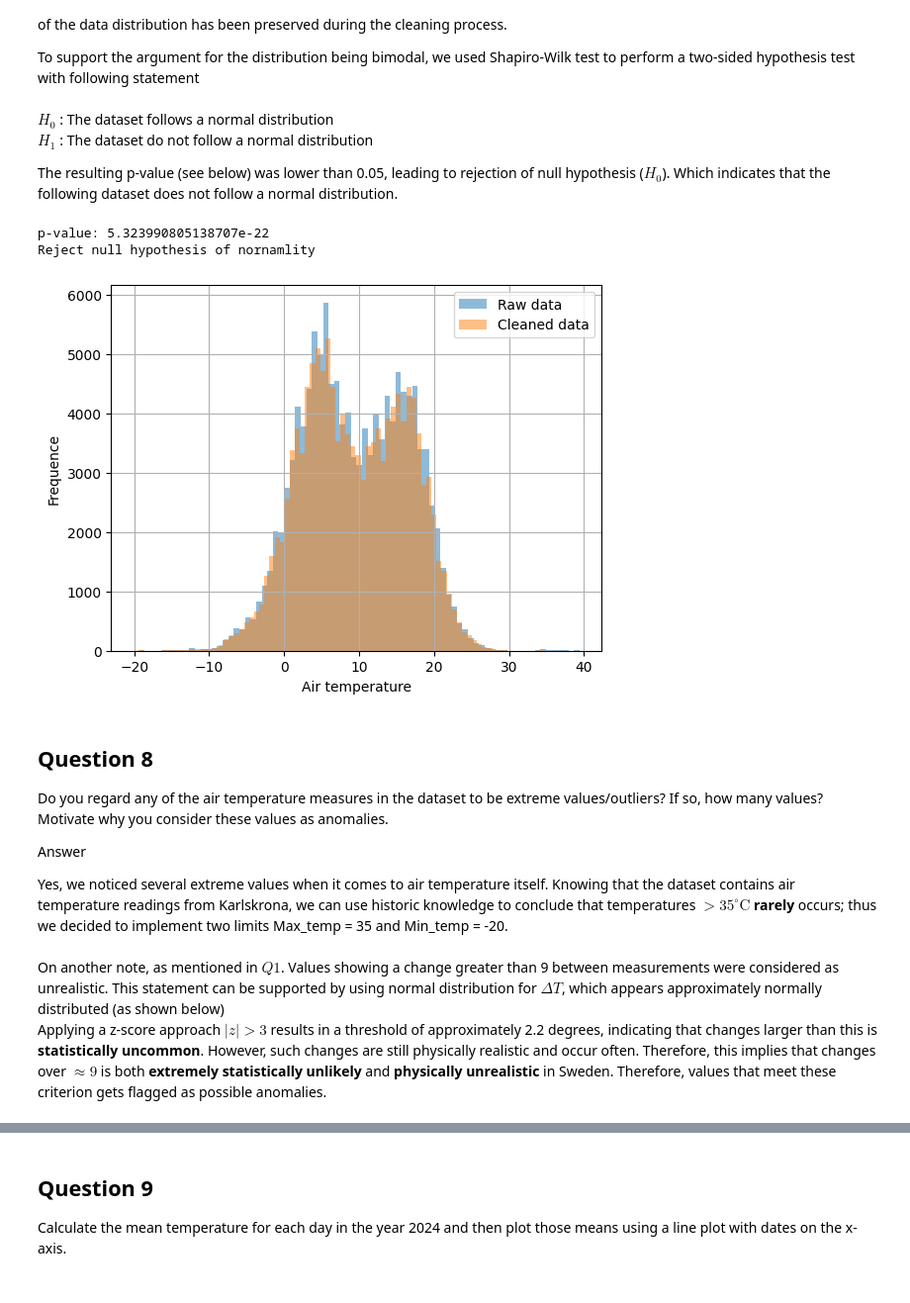
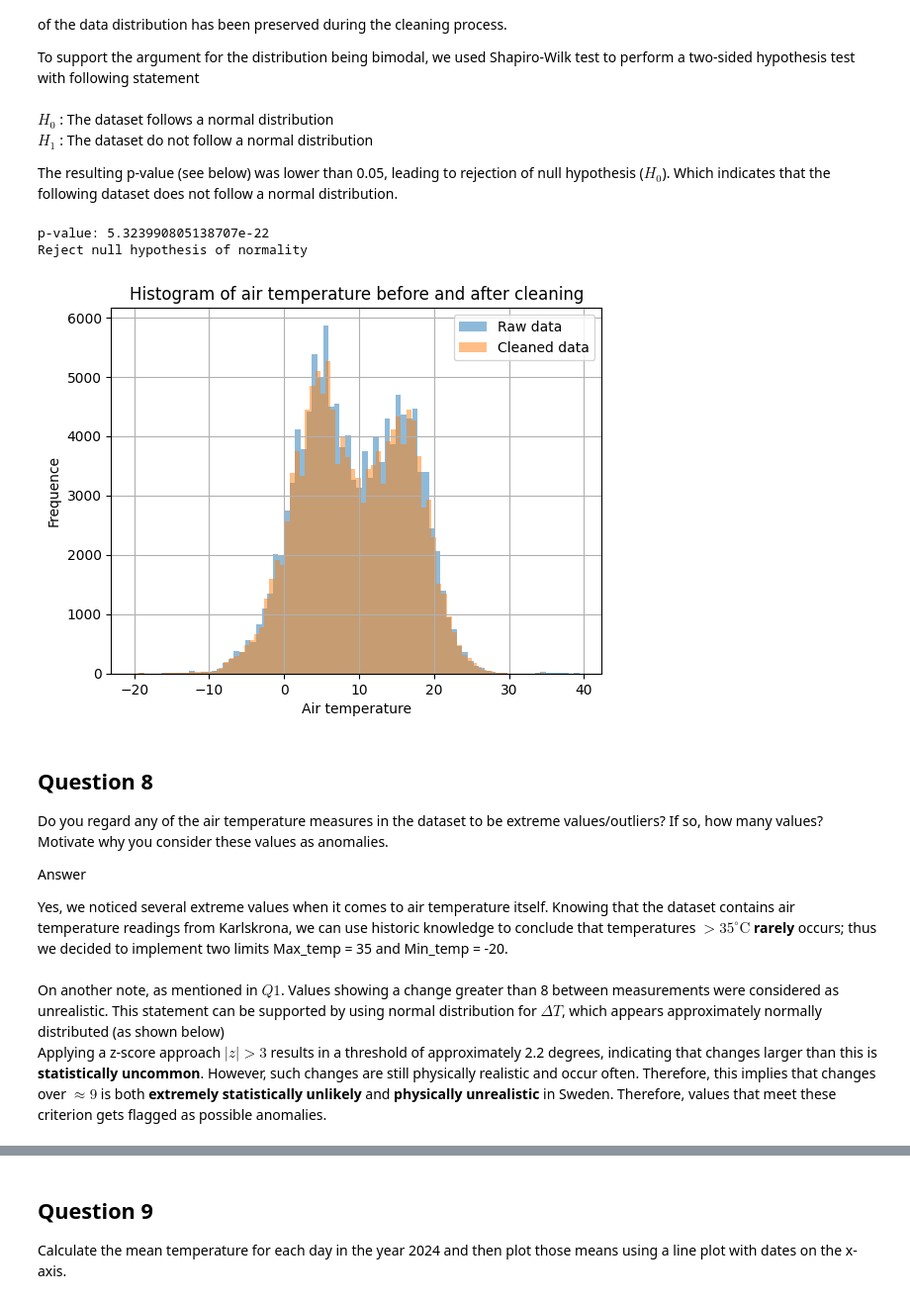
Before and after one commit to Mau-Gen/DV1597_Assignment_1, a Jupyter notebook: DV1597_Assignment_1.ipynb, the cells around one changed output, grey strips where cells are left out. Shown at 99% size. Saved outputs shown, nothing was run; the diff lists cells and outputs as text; code cells hidden in the pictures.

```diff
--- a/DV1597_Assignment_1.ipynb
+++ b/DV1597_Assignment_1.ipynb
@@ -278,24 +263,25 @@ The resulting p-value (see below) was lower than 0.05, leading to rejection of n
 # %%
 from scipy.stats import shapiro
 
 sample = df_filled["Lufttemperatur"].dropna().sample(5000, random_state=42)
 stat, p = shapiro(sample)
 
 print("p-value:", p)
-print("Reject null hypothesis of nornamlity" if p < 0.05 else "Fail to reject null hypothesis of normality")
+print("Reject null hypothesis of normality" if p < 0.05 else "Fail to reject null hypothesis of normality")
 
 
 # Plotting of data
 df["Lufttemperatur"].hist(bins = 80, alpha = 0.5, label = "Raw data")
 df_filled["Lufttemperatur"].hist(bins = 80, alpha = 0.5, label = "Cleaned data")
 plt.legend()
 plt.xlabel("Air temperature")
 plt.ylabel("Frequence")
+plt.title("Histogram of air temperature before and after cleaning")
 plt.show()
 # %% [output]
 p-value: 5.323990805138707e-22
-Reject null hypothesis of nornamlity
+Reject null hypothesis of normality
-[figure, old version]
+[figure, new version]
 # %% [markdown]
 ## Question 8
 
@@ -307,7 +293,7 @@ Answer
 
 Yes, we noticed several extreme values when it comes to air temperature itself. Knowing that the dataset contains air temperature readings from Karlskrona, we can use historic knowledge to conclude that temperatures $ \gt 35^\circ\mathrm{C}$ **rarely** occurs; thus we decided to implement two limits Max_temp = 35 and Min_temp = -20.
 <br><br>
-On another note, as mentioned in $Q1$. Values showing a change greater than 9 between measurements were considered as unrealistic. This statement can be supported by using normal distribution for $\Delta T$, which appears approximately normally distributed (as shown below)
+On another note, as mentioned in $Q1$. Values showing a change greater than 8 between measurements were considered as unrealistic. This statement can be supported by using normal distribution for $\Delta T$, which appears approximately normally distributed (as shown below)
 <br>
 Applying a z-score approach $ |z| \gt 3$ results in a threshold of approximately 2.2 degrees, indicating that changes larger than this is **statistically uncommon**. However, such changes are still physically realistic and occur often. Therefore, this implies that changes over $ \approx 9 $ is both **extremely statistically unlikely** and **physically unrealistic** in Sweden. Therefore, values that meet these criterion gets flagged as possible anomalies.
 # %%
```
Also changed, not shown: parts of 8 cells of this notebook.
